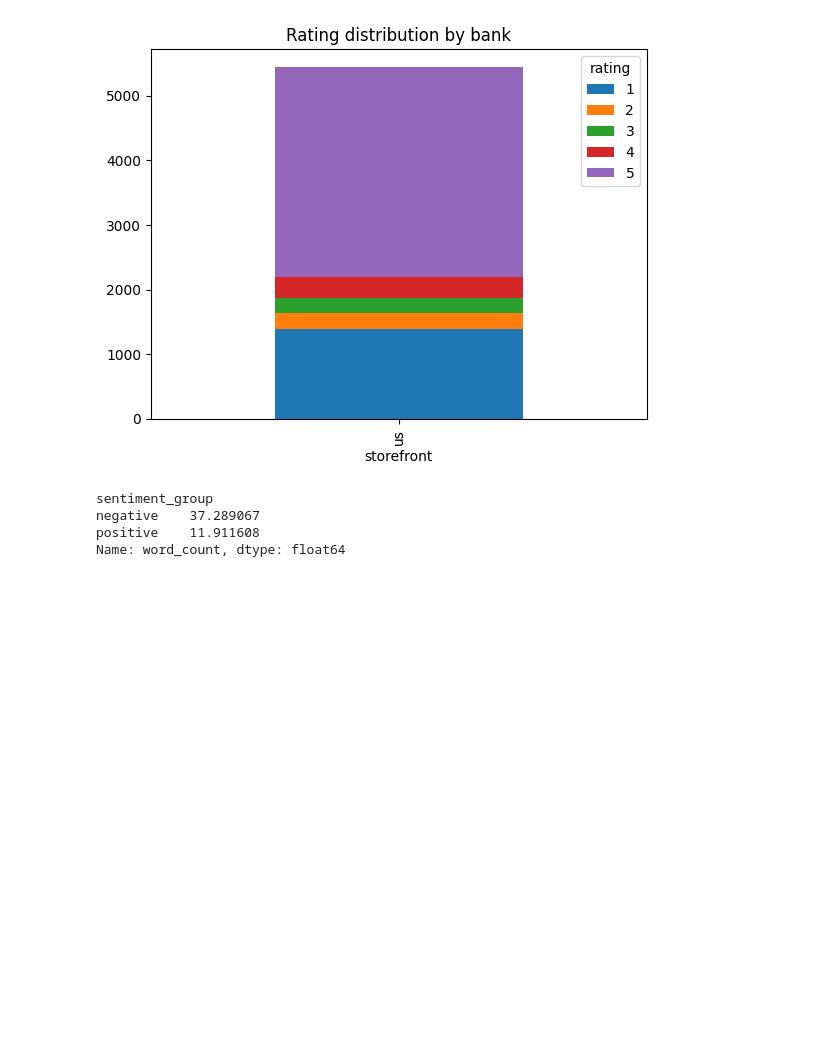
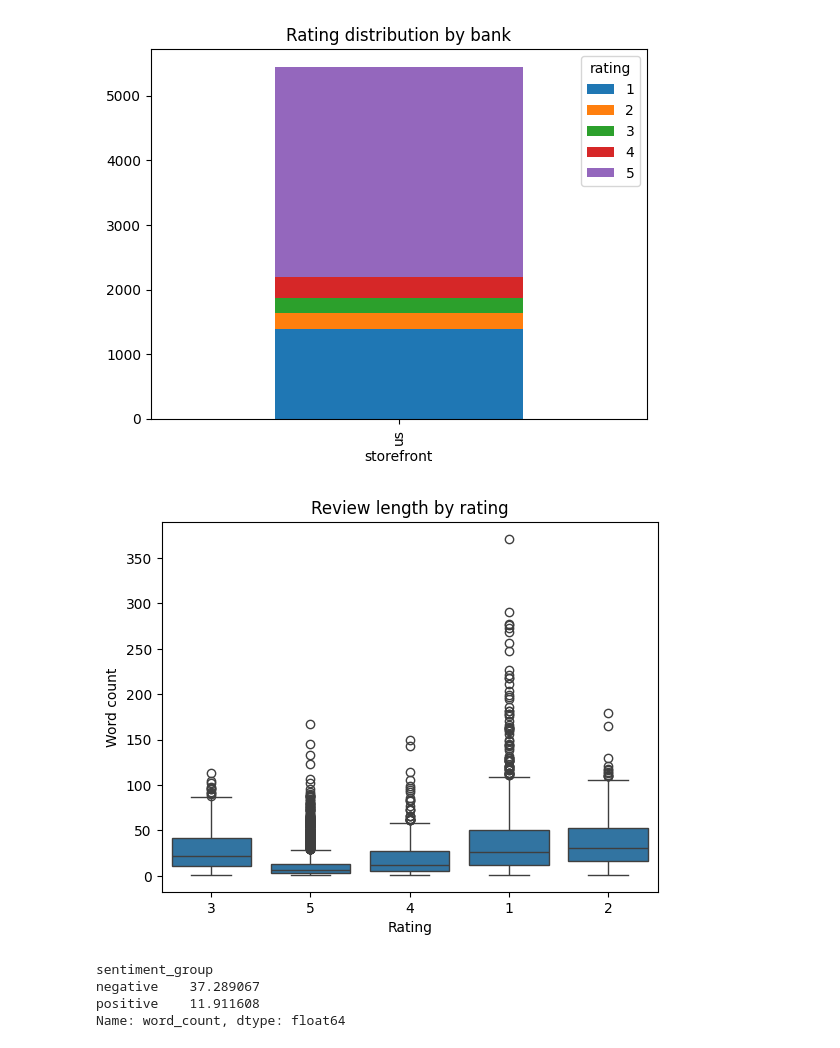
Before and after one commit to dpchi12/sentiment-analysis-for-banks-mobile-app-review, a Jupyter notebook: Model (new data)/new_approach_sentiment_analysis.ipynb, the cells around one changed output. Cells and saved outputs as stored; diff of their text form; code cells hidden in the pictures; blank space fills up the shorter version.

```diff
--- a/Model (new data)/new_approach_sentiment_analysis.ipynb
+++ b/Model (new data)/new_approach_sentiment_analysis.ipynb
@@ -203,4 +206,14 @@ plt.title("Rating distribution by bank")
 plt.show()
 # %% [output]
 [figure]
+# %%
+# Review length by rating
+sns.boxplot(x='rating', y='word_count', data=raw)
+
+plt.title("Review length by rating")
+plt.xlabel("Rating")
+plt.ylabel("Word count")
+plt.show()
+# %% [output]
+[figure, added]
 # %%
```
Also changed, not shown: parts of 8 cells of this notebook, 1 other file.
